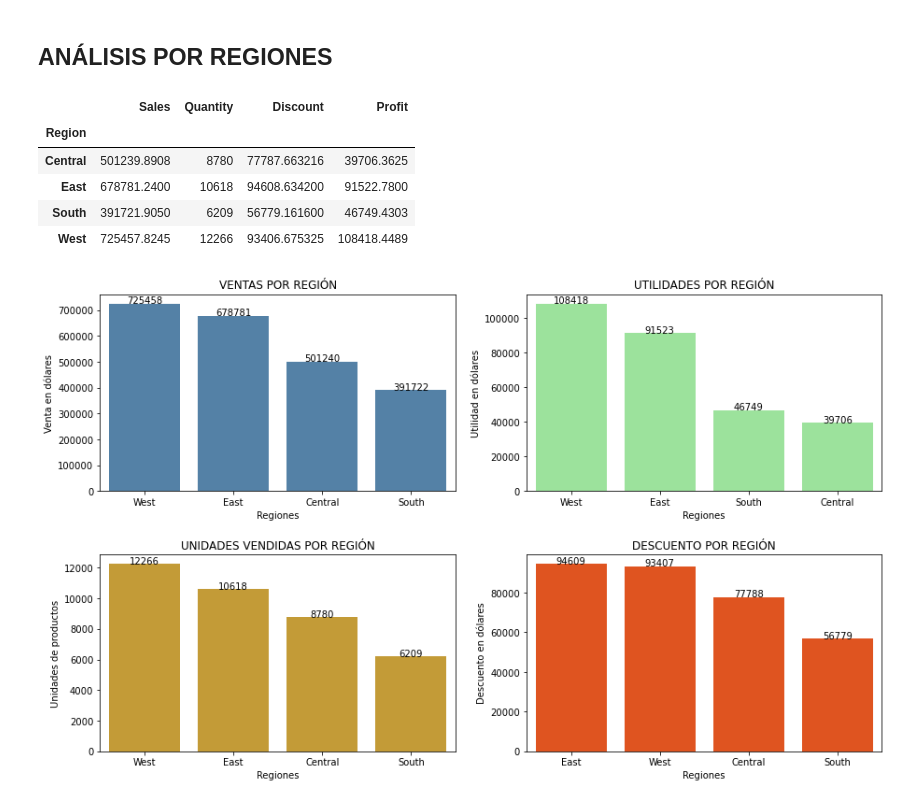
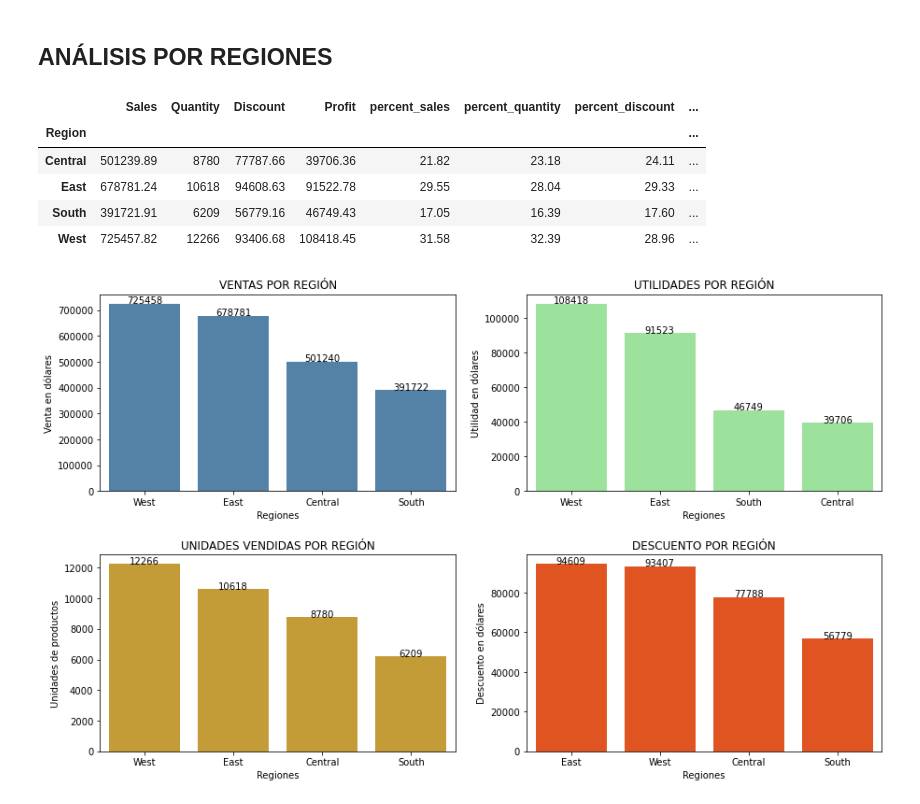
Before and after one commit to PabloJRW/super_store_projects, a Jupyter notebook: Super Store EDA.ipynb, the cells around one changed output. Cells and saved outputs as stored; diff of their text form; code cells hidden in the pictures.

```diff
--- a/Super Store EDA.ipynb
+++ b/Super Store EDA.ipynb
@@ -6,6 +6,8 @@ import numpy as np
 import matplotlib.pyplot as plt
 %matplotlib inline
 import seaborn as sns
+# %%
+pd.set_option('display.float_format','{:.2f}'.format)
 # %%
 # Carga de datos
 data = pd.read_csv('Superstore.csv', parse_dates=['Order Date', 'Ship Date'])
@@ -117,14 +135,18 @@ Country :
 ## ANÁLISIS POR REGIONES
 # %%
 grouped_by_region = data.groupby(['Region']).sum().drop('Postal Code', axis=1)
+grouped_by_region['percent_sales'] = round(grouped_by_region.Sales / sum(grouped_by_region.Sales) * 100, 2)
+grouped_by_region['percent_quantity'] = round(grouped_by_region.Quantity / sum(grouped_by_region.Quantity) * 100, 2)
+grouped_by_region['percent_discount'] = round(grouped_by_region.Discount / sum(grouped_by_region.Discount) * 100, 2)
+grouped_by_region['percent_profit'] = round(grouped_by_region.Profit / sum(grouped_by_region.Profit) * 100, 2)
 grouped_by_region
 # %% [output]
-|  | Sales | Quantity | Discount | Profit |
-| Region |  |  |  |  |
-| Central | 501239.8908 | 8780 | 77787.663216 | 39706.3625 |
-| East | 678781.2400 | 10618 | 94608.634200 | 91522.7800 |
-| South | 391721.9050 | 6209 | 56779.161600 | 46749.4303 |
-| West | 725457.8245 | 12266 | 93406.675325 | 108418.4489 |
+|  | Sales | Quantity | Discount | Profit | percent_sales | percent_quantity | percent_discount | ... |
+| Region |  |  |  |  |  |  |  | ... |
+| Central | 501239.89 | 8780 | 77787.66 | 39706.36 | 21.82 | 23.18 | 24.11 | ... |
+| East | 678781.24 | 10618 | 94608.63 | 91522.78 | 29.55 | 28.04 | 29.33 | ... |
+| South | 391721.91 | 6209 | 56779.16 | 46749.43 | 17.05 | 16.39 | 17.60 | ... |
+| West | 725457.82 | 12266 | 93406.68 | 108418.45 | 31.58 | 32.39 | 28.96 | ... |
 # %%
 # Visualización de datos por región
 # ===================================================================================================
```
Also changed, not shown: parts of 25 cells of this notebook, 1 other file.
